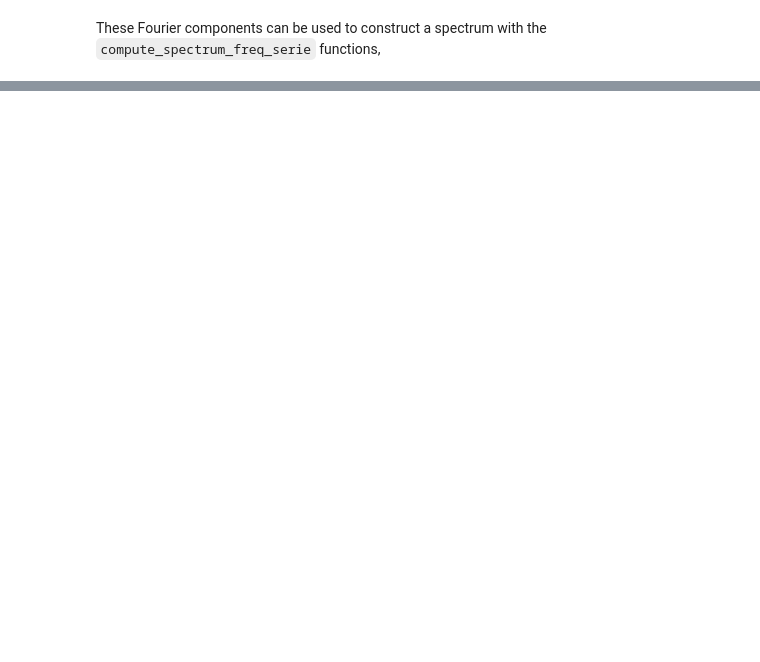
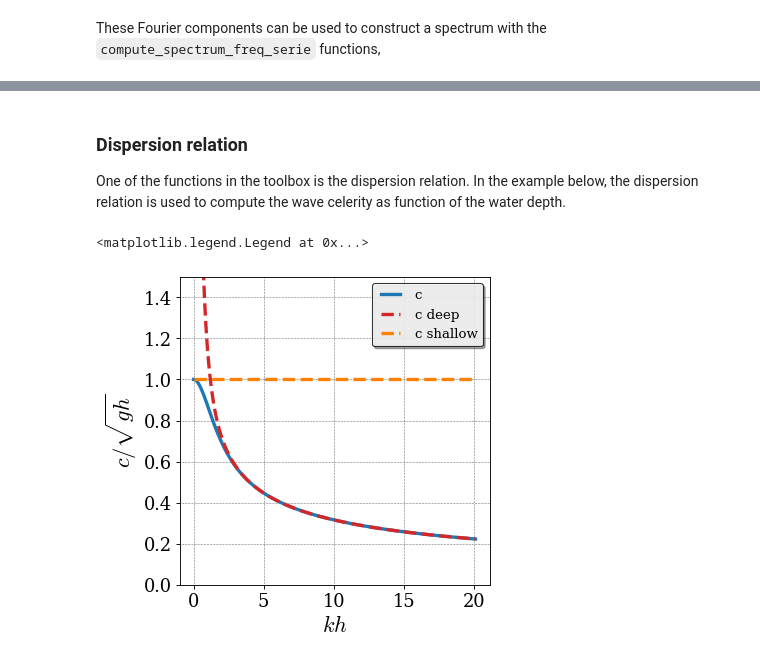
Before and after one commit to Deltares-research/wave-toolbox, a Jupyter notebook: docs/source/wave_analysis.ipynb, the cells around one changed output, grey strips where cells are left out. Cells and saved outputs as stored; diff of their text form; code cells hidden in the pictures; blank space fills up the shorter version.

```diff
--- a/docs/source/wave_analysis.ipynb
+++ b/docs/source/wave_analysis.ipynb
@@ -188,0 +188,28 @@ plt.plot(f,S)
+# %% [markdown]
+### Dispersion relation
+
+One of the functions in the toolbox is the dispersion relation. In the example below, the dispersion relation is used to compute the wave celerity as function of the water depth.
+# %%
+
+depth = 20
+f = np.linspace(0.001, 0.5, 100)
+
+
+k = dwt.cores.core_dispersion.disper(f * 2 * np.pi, depth)
+
+
+
+c_deep = 9.81/(2*np.pi*f)
+c_shallow = np.sqrt(9.81*depth)
+
+plt.figure()
+plt.plot(k * depth, 2*np.pi*f/k/c_shallow)
+plt.plot(k * depth, np.ones_like(k) * c_deep/c_shallow,'--')
+plt.plot(k * depth, np.ones_like(k) ,'--')
+plt.xlabel('$kh$')
+plt.ylim([0, 1.5])
+plt.ylabel('$c/\sqrt{g h}$')
+plt.legend(['c','c deep','c shallow'])
+# %% [output]
+<matplotlib.legend.Legend at 0x...>
+[figure, added]
```
Also changed, not shown: parts of 11 cells of this notebook, 1 other file.
